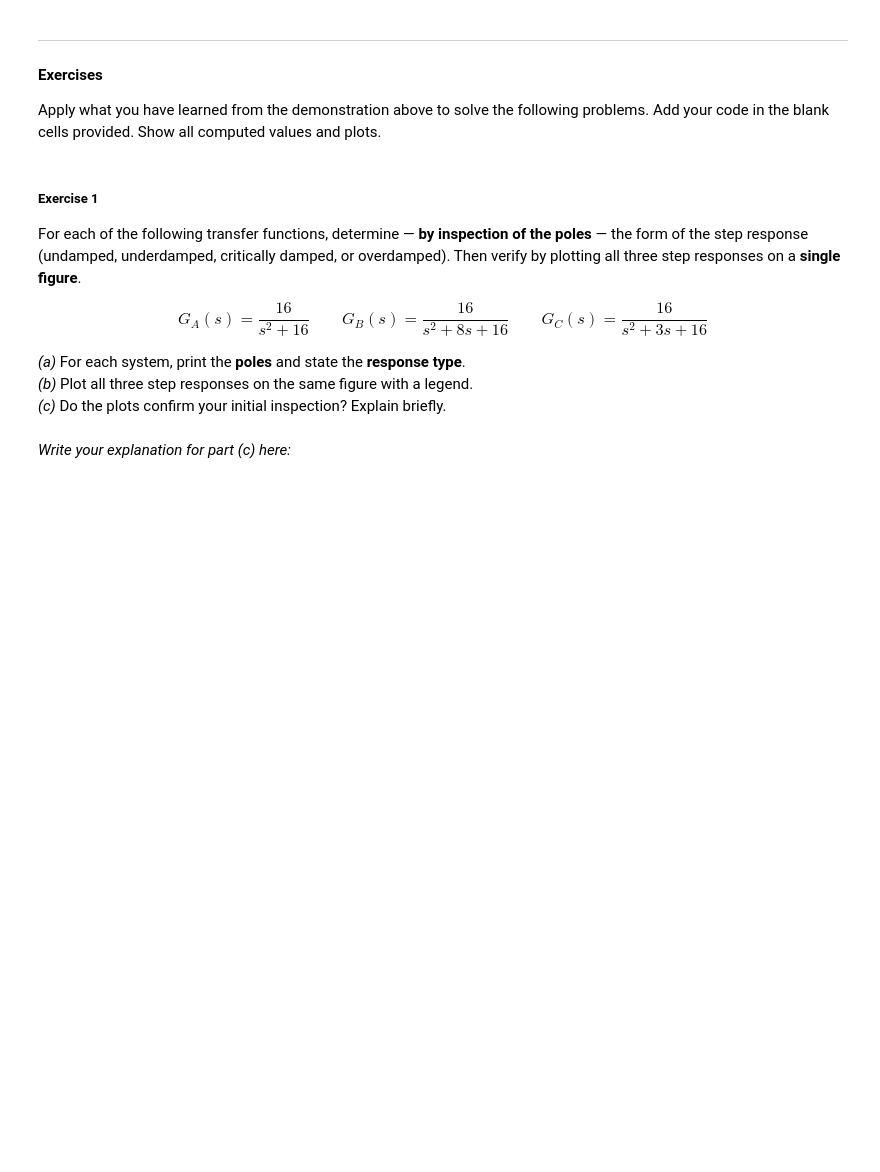
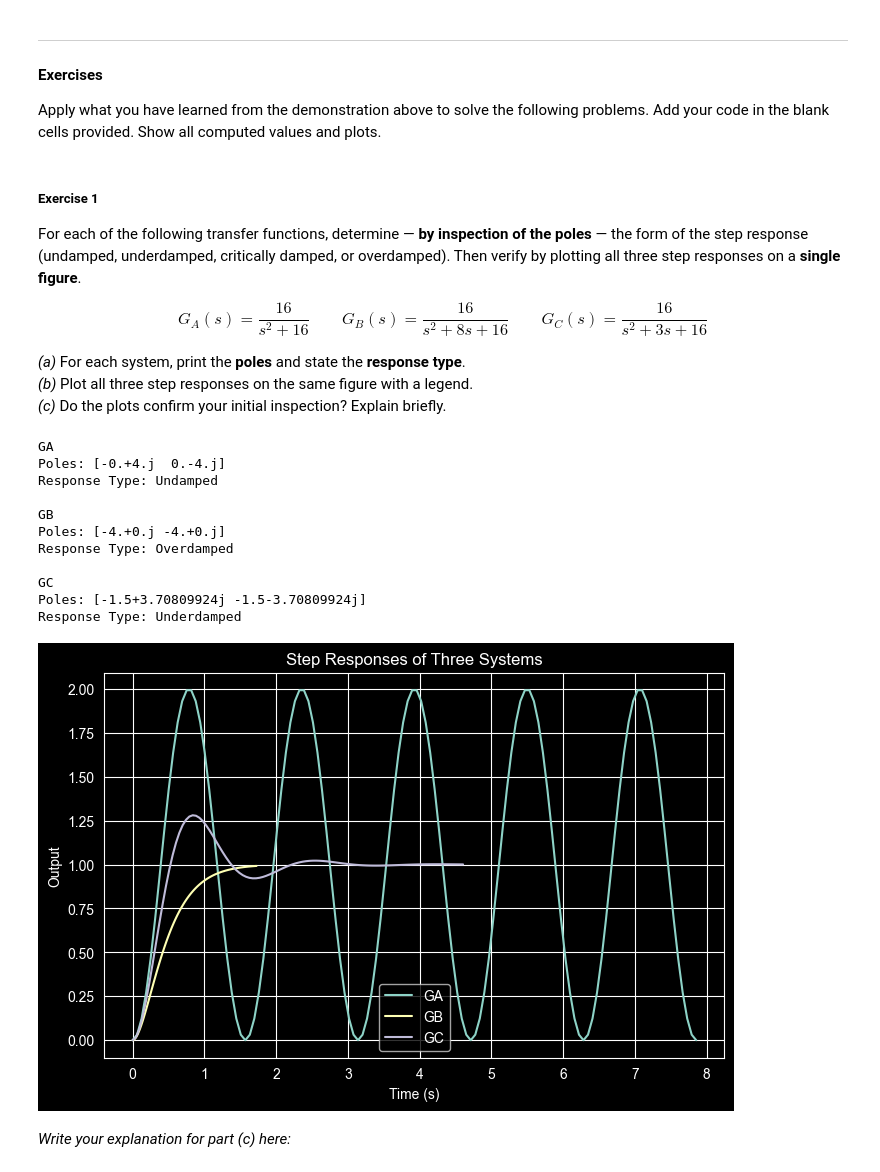
Before and after one commit to Gardner-College/control-system-cpe2a, a Jupyter notebook: 2nd-order-system/gelo267/006_Time_Response_Second_Order.ipynb, the cells around one changed output. Cells and saved outputs as stored; diff of their text form; code cells hidden in the pictures; blank space fills up the shorter version.

```diff
--- a/2nd-order-system/gelo267/006_Time_Response_Second_Order.ipynb
+++ b/2nd-order-system/gelo267/006_Time_Response_Second_Order.ipynb
@@ -363,7 +363,53 @@ $$G_A(s) = \frac{16}{s^2 + 16} \qquad G_B(s) = \frac{16}{s^2 + 8s + 16} \qquad G
 *(b)* Plot all three step responses on the same figure with a legend.
 *(c)* Do the plots confirm your initial inspection? Explain briefly.
 # %%
-# Exercise 1 — your code here
+import control as ctrl
+import matplotlib.pyplot as plt
+
+# Transfer Functions
+GA = ctrl.TransferFunction([16], [1, 0, 16])
+GB = ctrl.TransferFunction([16], [1, 8, 16])
+GC = ctrl.TransferFunction([16], [1, 3, 16])
+
+systems = {
+    "GA": (GA, "Undamped"),
+    "GB": (GB, "Overdamped"),
+    "GC": (GC, "Underdamped")
+}
+
+# (a) Print poles and response type
+for name, (G, response) in systems.items():
+    print(f"{name}")
+    print("Poles:", ctrl.poles(G))
+    print("Response Type:", response)
+    print()
+
+# (b) Plot all step responses
+plt.figure(figsize=(8,5))
+
+for name, (G, _) in systems.items():
+    t, y = ctrl.step_response(G)
+    plt.plot(t, y, label=name)
+
+plt.title("Step Responses of Three Systems")
+plt.xlabel("Time (s)")
+plt.ylabel("Output")
+plt.grid(True)
+plt.legend()
+plt.show()
+# %% [output]
+GA
+Poles: [-0.+4.j  0.-4.j]
+Response Type: Undamped
+
+GB
+Poles: [-4.+0.j -4.+0.j]
+Response Type: Overdamped
+
+GC
+Poles: [-1.5+3.70809924j -1.5-3.70809924j]
+Response Type: Underdamped
+[figure, added]
 # %% [markdown]
 *Write your explanation for part (c) here:*
 # %% [markdown]
```
Also changed, not shown: parts of 3 cells of this notebook, 1 other file.
